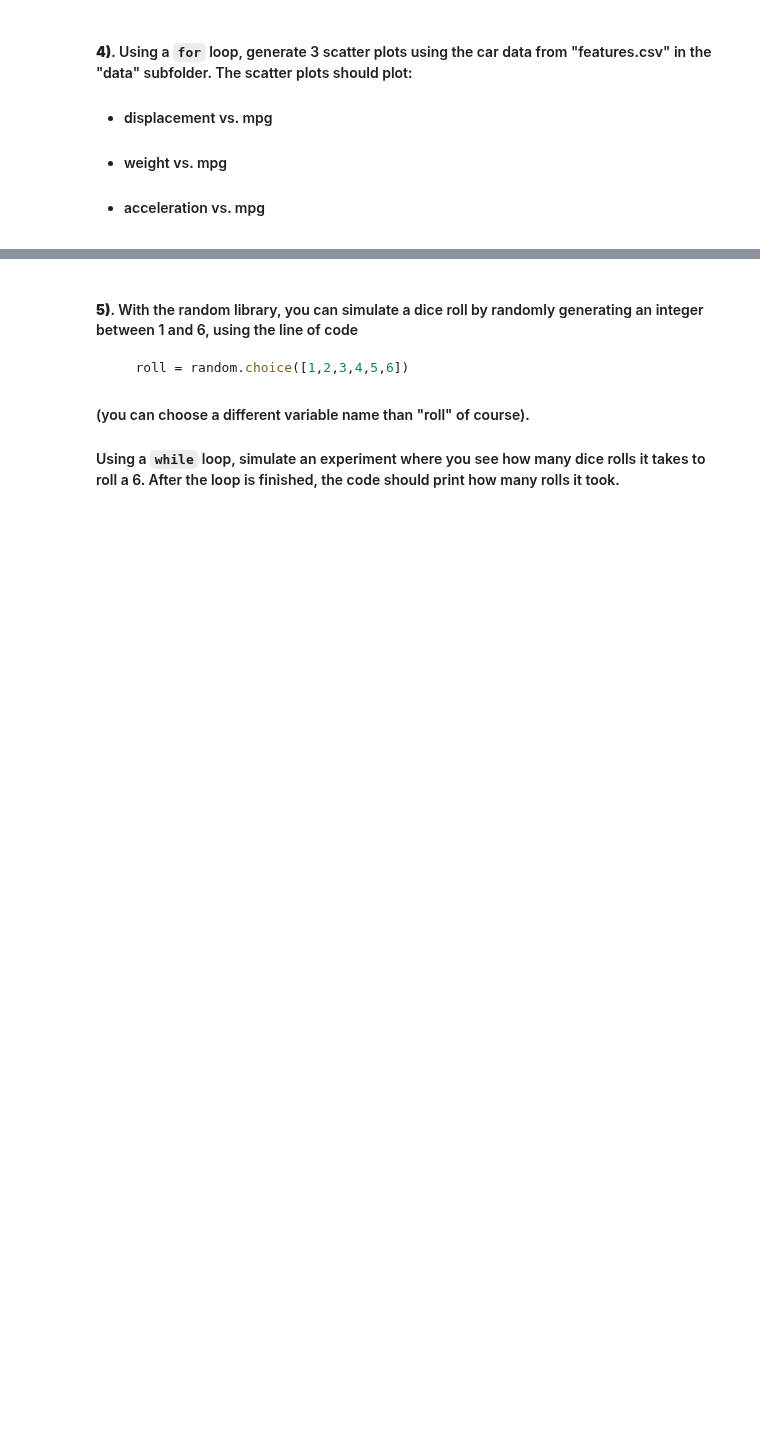
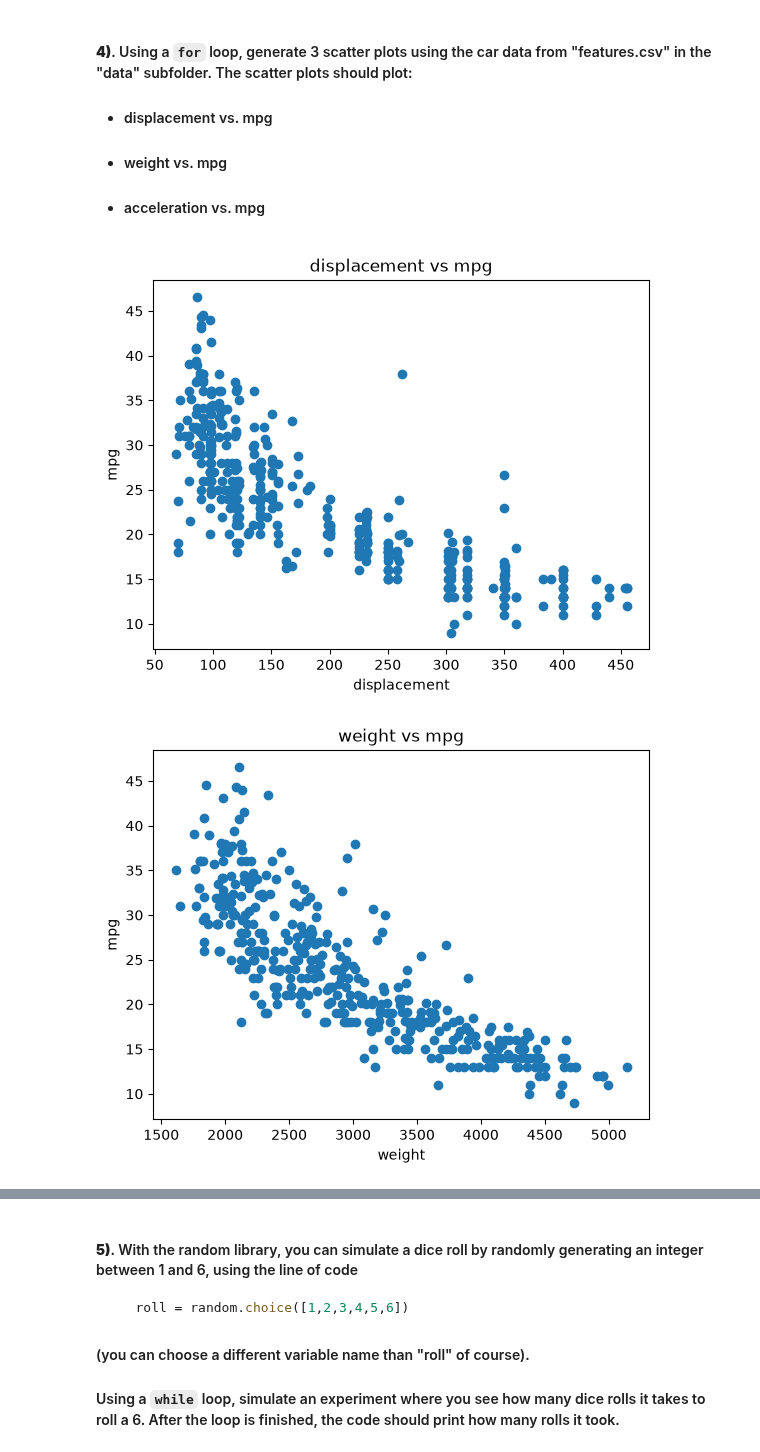
Before and after one commit to ylang100/datasci185fall2026, a Jupyter notebook: Lecture_07_Loops/Lecture7 copy.ipynb, the cells around one changed output, grey strips where cells are left out. Drawn from its saved outputs; the diff is of its cells as text; code cells hidden in the pictures; blank space fills up the shorter version.

```diff
--- a/Lecture_07_Loops/Lecture7 copy.ipynb
+++ b/Lecture_07_Loops/Lecture7 copy.ipynb
@@ -667,4 +683,16 @@ for i <
 # %%
 carfeatures = pd.read_csv("data/features.csv")
 
 # your code below
+
+columns = ["displacement", "weight", "acceleration"]
+
+for features in columns:
+    plt.scatter(carfeatures[features], carfeatures["mpg"])
+    plt.xlabel(features)
+    plt.ylabel("mpg")
+    plt.title(features+" vs mpg")
+    plt.show()
+# %% [output]
+[figure, added]
+[figure, added]
```
Also changed, not shown: parts of 3 cells of this notebook, 1 other file.
